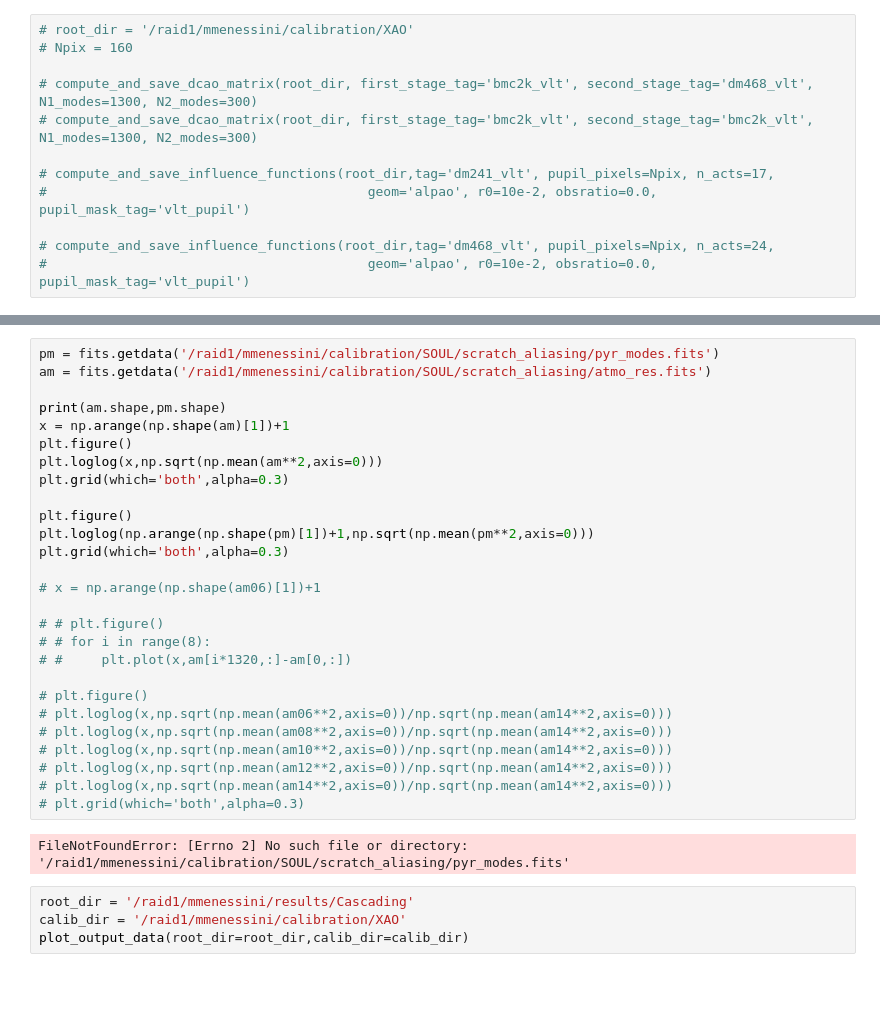
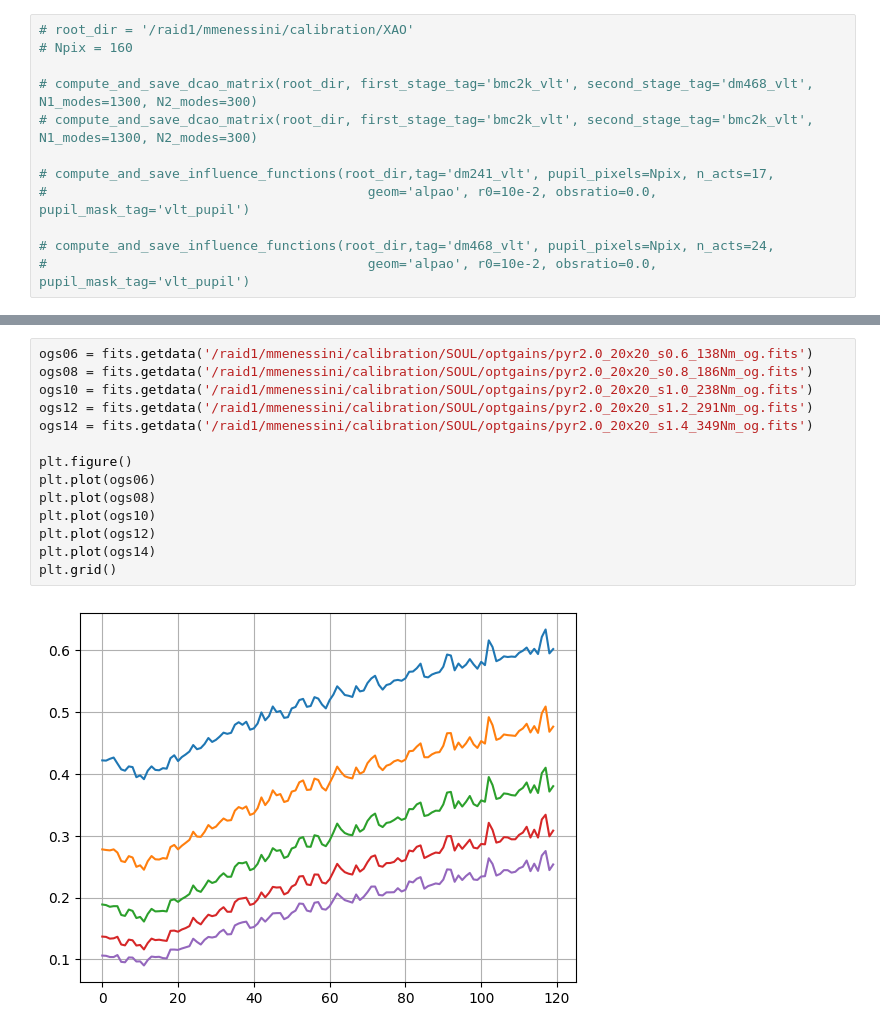
Before and after one commit to ArcetriAdaptiveOptics/SPECULA, a Jupyter notebook: config/SensorFusion/plots.ipynb, the cells around one changed output, grey strips where cells are left out. Saved outputs shown, nothing was run; the diff lists cells and outputs as text; blank space fills up the shorter version.

Commit message:
Debugged aliasing

```diff
--- a/config/SensorFusion/plots.ipynb
+++ b/config/SensorFusion/plots.ipynb
@@ -75,33 +40,16 @@ plt.grid(which='both',alpha=0.3)
-# %%
-pm = fits.getdata('/raid1/mmenessini/calibration/SOUL/scratch_aliasing/pyr_modes.fits')
-am = fits.getdata('/raid1/mmenessini/calibration/SOUL/scratch_aliasing/atmo_res.fits')
-
-print(am.shape,pm.shape)
-x = np.arange(np.shape(am)[1])+1
-plt.figure()
-plt.loglog(x,np.sqrt(np.mean(am**2,axis=0)))
-plt.grid(which='both',alpha=0.3)
-
-plt.figure()
-plt.loglog(np.arange(np.shape(pm)[1])+1,np.sqrt(np.mean(pm**2,axis=0)))
-plt.grid(which='both',alpha=0.3)
-
-# x = np.arange(np.shape(am06)[1])+1
-
-# # plt.figure()
-# # for i in range(8):
-# #     plt.plot(x,am[i*1320,:]-am[0,:])
-
-# plt.figure()
-# plt.loglog(x,np.sqrt(np.mean(am06**2,axis=0))/np.sqrt(np.mean(am14**2,axis=0)))
-# plt.loglog(x,np.sqrt(np.mean(am08**2,axis=0))/np.sqrt(np.mean(am14**2,axis=0)))
-# plt.loglog(x,np.sqrt(np.mean(am10**2,axis=0))/np.sqrt(np.mean(am14**2,axis=0)))
-# plt.loglog(x,np.sqrt(np.mean(am12**2,axis=0))/np.sqrt(np.mean(am14**2,axis=0)))
-# plt.loglog(x,np.sqrt(np.mean(am14**2,axis=0))/np.sqrt(np.mean(am14**2,axis=0)))
-# plt.grid(which='both',alpha=0.3)
-# %% [output]
-FileNotFoundError: [Errno 2] No such file or directory: '/raid1/mmenessini/calibration/SOUL/scratch_aliasing/pyr_modes.fits'
-# %%
-root_dir = '/raid1/mmenessini/results/Cascading'
-calib_dir = '/raid1/mmenessini/calibration/XAO'
-plot_output_data(root_dir=root_dir,calib_dir=calib_dir)
+# %%
+ogs06 = fits.getdata('/raid1/mmenessini/calibration/SOUL/optgains/pyr2.0_20x20_s0.6_138Nm_og.fits')
+ogs08 = fits.getdata('/raid1/mmenessini/calibration/SOUL/optgains/pyr2.0_20x20_s0.8_186Nm_og.fits')
+ogs10 = fits.getdata('/raid1/mmenessini/calibration/SOUL/optgains/pyr2.0_20x20_s1.0_238Nm_og.fits')
+ogs12 = fits.getdata('/raid1/mmenessini/calibration/SOUL/optgains/pyr2.0_20x20_s1.2_291Nm_og.fits')
+ogs14 = fits.getdata('/raid1/mmenessini/calibration/SOUL/optgains/pyr2.0_20x20_s1.4_349Nm_og.fits')
+
+plt.figure()
+plt.plot(ogs06)
+plt.plot(ogs08)
+plt.plot(ogs10)
+plt.plot(ogs12)
+plt.plot(ogs14)
+plt.grid()
+# %% [output]
+[figure, added]
```
Also changed, not shown: parts of 5 cells of this notebook, 5 other files.
